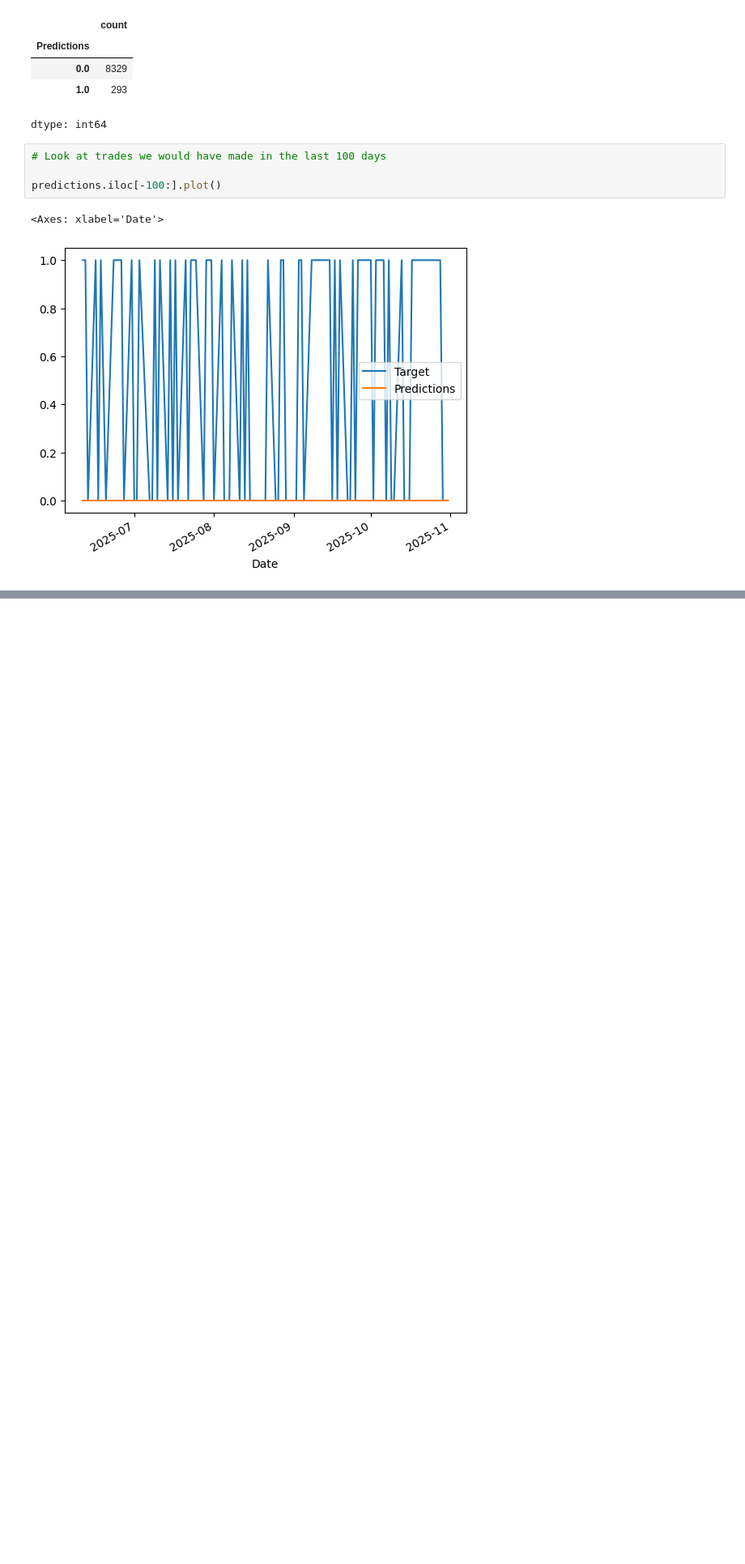
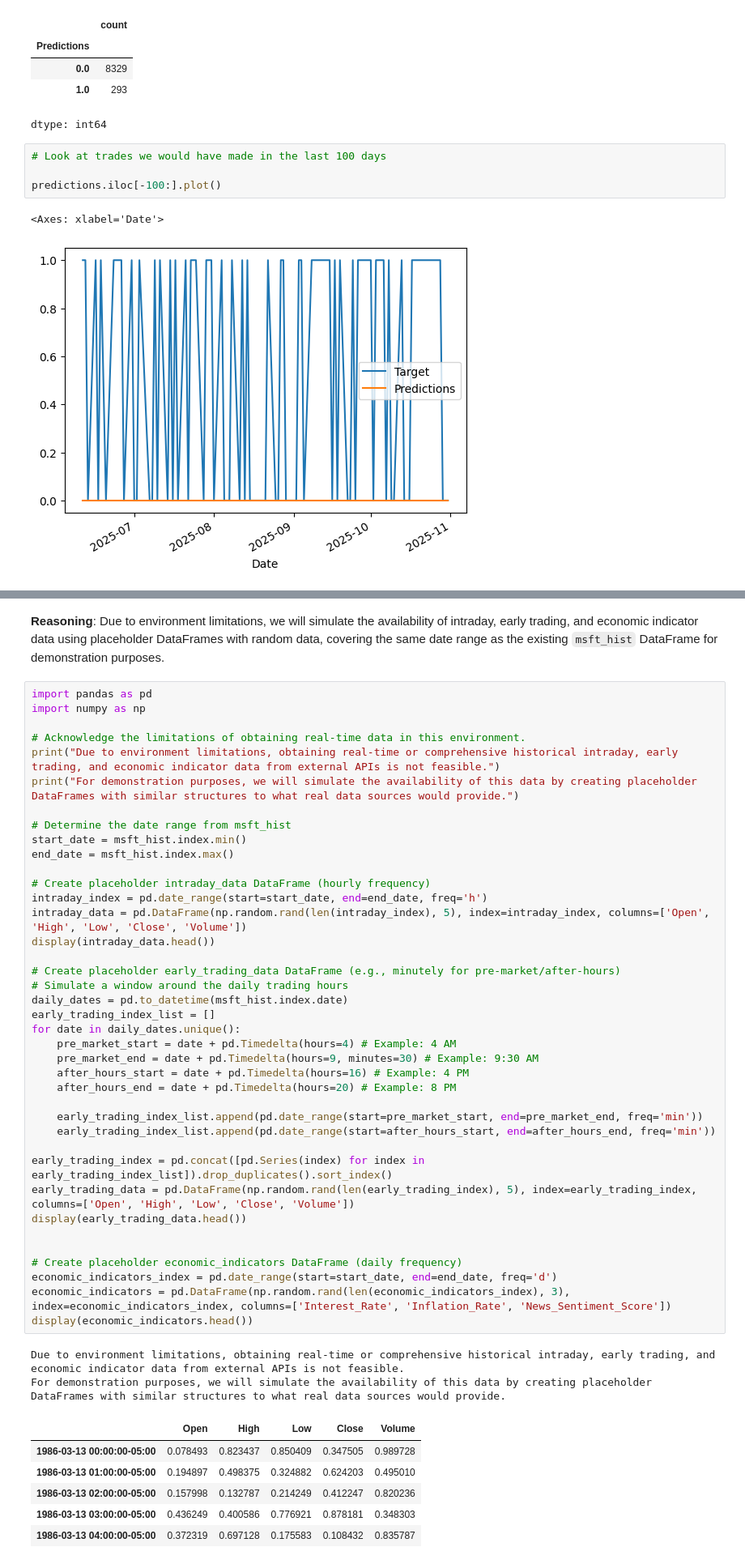
Before and after one commit to saminkmathur/saminkmathur, a Jupyter notebook: Predicting_Stock_Prices.ipynb, the cells around one changed output, grey strips where cells are left out. Shown: that part at 81% size. Drawn from its saved outputs; the diff is of its cells as text; blank space fills up the shorter version.

```diff
--- a/Predicting_Stock_Prices.ipynb
+++ b/Predicting_Stock_Prices.ipynb
@@ -260,0 +298,51 @@ predictions.iloc[-100:].plot()
+# %% [markdown]
+**Reasoning**:
+Due to environment limitations, we will simulate the availability of intraday, early trading, and economic indicator data using placeholder DataFrames with random data, covering the same date range as the existing `msft_hist` DataFrame for demonstration purposes.
+# %%
+import pandas as pd
+import numpy as np
+
+# Acknowledge the limitations of obtaining real-time data in this environment.
+print("Due to environment limitations, obtaining real-time or comprehensive historical intraday, early trading, and economic indicator data from external APIs is not feasible.")
+print("For demonstration purposes, we will simulate the availability of this data by creating placeholder DataFrames with similar structures to what real data sources would provide.")
+
+# Determine the date range from msft_hist
+start_date = msft_hist.index.min()
+end_date = msft_hist.index.max()
+
+# Create placeholder intraday_data DataFrame (hourly frequency)
+intraday_index = pd.date_range(start=start_date, end=end_date, freq='h')
+intraday_data = pd.DataFrame(np.random.rand(len(intraday_index), 5), index=intraday_index, columns=['Open', 'High', 'Low', 'Close', 'Volume'])
+display(intraday_data.head())
+
+# Create placeholder early_trading_data DataFrame (e.g., minutely for pre-market/after-hours)
+# Simulate a window around the daily trading hours
+daily_dates = pd.to_datetime(msft_hist.index.date)
+early_trading_index_list = []
+for date in daily_dates.unique():
+    pre_market_start = date + pd.Timedelta(hours=4) # Example: 4 AM
+    pre_market_end = date + pd.Timedelta(hours=9, minutes=30) # Example: 9:30 AM
+    after_hours_start = date + pd.Timedelta(hours=16) # Example: 4 PM
+    after_hours_end = date + pd.Timedelta(hours=20) # Example: 8 PM
+
+    early_trading_index_list.append(pd.date_range(start=pre_market_start, end=pre_market_end, freq='min'))
+    early_trading_index_list.append(pd.date_range(start=after_hours_start, end=after_hours_end, freq='min'))
+
+early_trading_index = pd.concat([pd.Series(index) for index in early_trading_index_list]).drop_duplicates().sort_index()
+early_trading_data = pd.DataFrame(np.random.rand(len(early_trading_index), 5), index=early_trading_index, columns=['Open', 'High', 'Low', 'Close', 'Volume'])
+display(early_trading_data.head())
+
+
+# Create placeholder economic_indicators DataFrame (daily frequency)
+economic_indicators_index = pd.date_range(start=start_date, end=end_date, freq='d')
+economic_indicators = pd.DataFrame(np.random.rand(len(economic_indicators_index), 3), index=economic_indicators_index, columns=['Interest_Rate', 'Inflation_Rate', 'News_Sentiment_Score'])
+display(economic_indicators.head())
+# %% [output]
+Due to environment limitations, obtaining real-time or comprehensive historical intraday, early trading, and economic indicator data from external APIs is not feasible.
+For demonstration purposes, we will simulate the availability of this data by creating placeholder DataFrames with similar structures to what real data sources would provide.
+|  | Open | High | Low | Close | Volume |
+| 1986-03-13 00:00:00-05:00 | 0.078493 | 0.823437 | 0.850409 | 0.347505 | 0.989728 |
+| 1986-03-13 01:00:00-05:00 | 0.194897 | 0.498375 | 0.324882 | 0.624203 | 0.495010 |
+| 1986-03-13 02:00:00-05:00 | 0.157998 | 0.132787 | 0.214249 | 0.412247 | 0.820236 |
+| 1986-03-13 03:00:00-05:00 | 0.436249 | 0.400586 | 0.776921 | 0.878181 | 0.348303 |
+| 1986-03-13 04:00:00-05:00 | 0.372319 | 0.697128 | 0.175583 | 0.108432 | 0.835787 |
```
Also changed, not shown: parts of 49 cells of this notebook.
